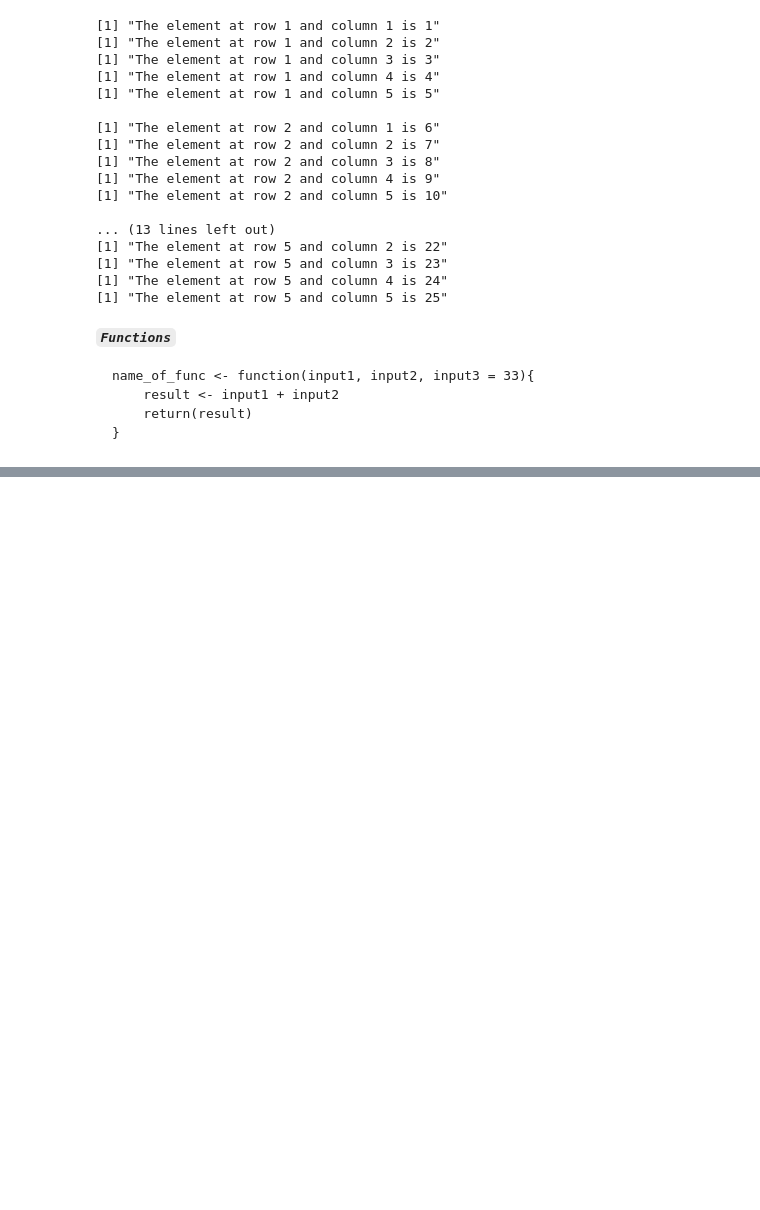
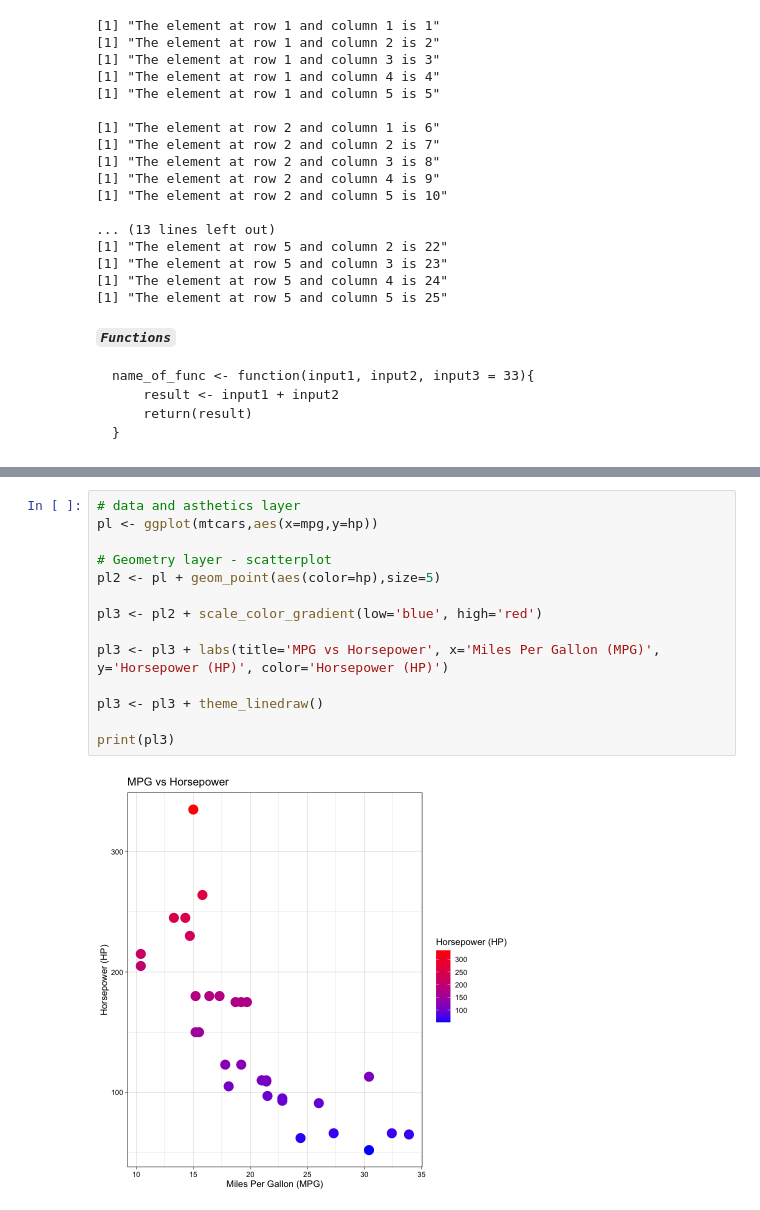
Before and after one commit to nkr1108/DSMLwithR, a Jupyter notebook: programming_R.ipynb, the cells around one changed output, grey strips where cells are left out. Saved outputs shown, nothing was run; the diff lists cells and outputs as text; blank space fills up the shorter version.

```diff
--- a/programming_R.ipynb
+++ b/programming_R.ipynb
@@ -1066,0 +1453,16 @@ name_of_func <- function(input1, input2, input3 = 33){
+# %%
+# data and asthetics layer
+pl <- ggplot(mtcars,aes(x=mpg,y=hp))
+
+# Geometry layer - scatterplot
+pl2 <- pl + geom_point(aes(color=hp),size=5)
+
+pl3 <- pl2 + scale_color_gradient(low='blue', high='red')
+
+pl3 <- pl3 + labs(title='MPG vs Horsepower', x='Miles Per Gallon (MPG)', y='Horsepower (HP)', color='Horsepower (HP)')
+
+pl3 <- pl3 + theme_linedraw()
+
+print(pl3)
+# %% [output]
+[figure, added]
```
Also changed, not shown: parts of 49 cells of this notebook.
